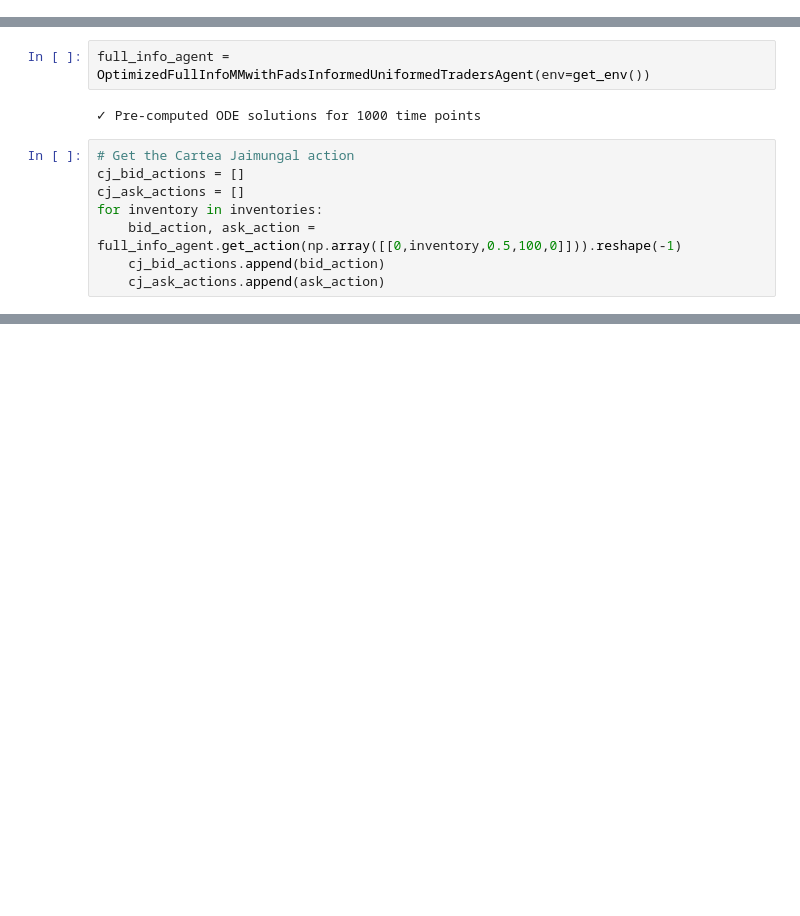
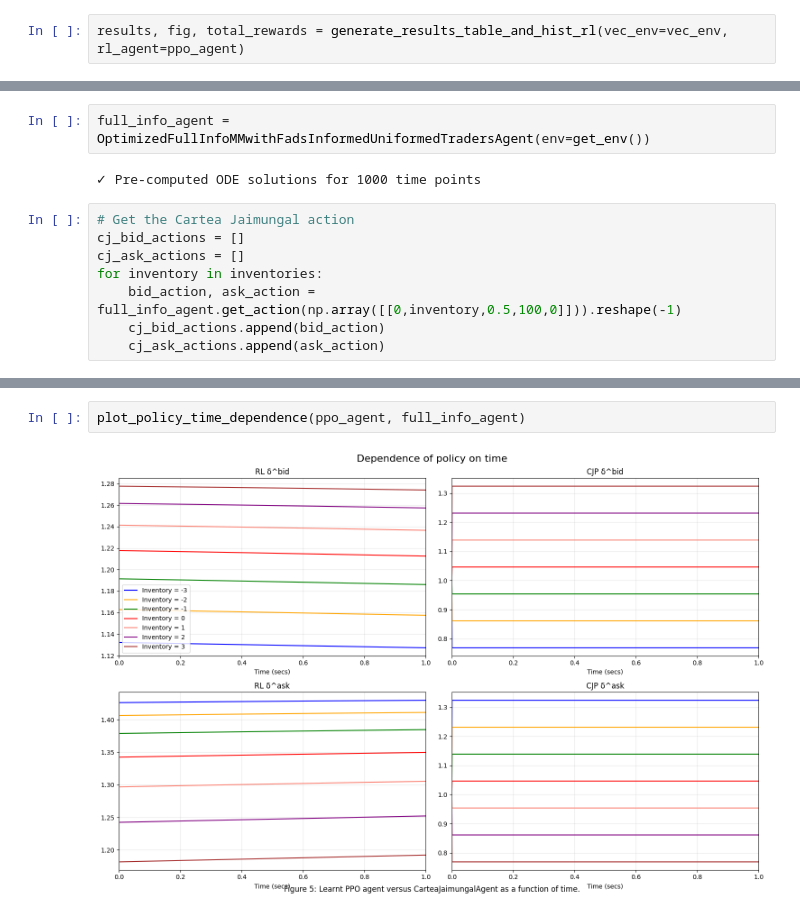
Before and after one commit to andreacate/mbt_gym, a Jupyter notebook: Experiments_MMwithFadsInfUnifTraders_RL/RL_FullInfo.ipynb, the cells around one changed output, grey strips where cells are left out. Drawn from its saved outputs; the diff is of its cells as text; blank space fills up the shorter version.

```diff
--- a/Experiments_MMwithFadsInfUnifTraders_RL/RL_FullInfo.ipynb
+++ b/Experiments_MMwithFadsInfUnifTraders_RL/RL_FullInfo.ipynb
@@ -223,0 +267,2 @@ Logging to ./tensorboard/PPO-learning-CJ/PPO_10
+# %%
+results, fig, total_rewards = generate_results_table_and_hist_rl(vec_env=vec_env, rl_agent=ppo_agent)
@@ -260,0 +391,4 @@ plt.legend()
+# %%
+plot_policy_time_dependence(ppo_agent, full_info_agent)
+# %% [output]
+[figure, added]
```
Also changed, not shown: parts of 26 cells of this notebook, 6 other files.
